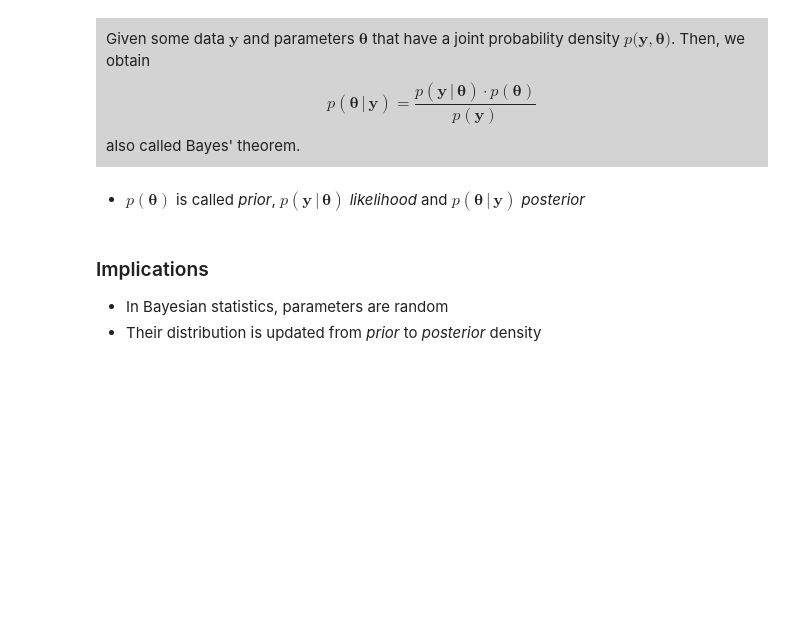
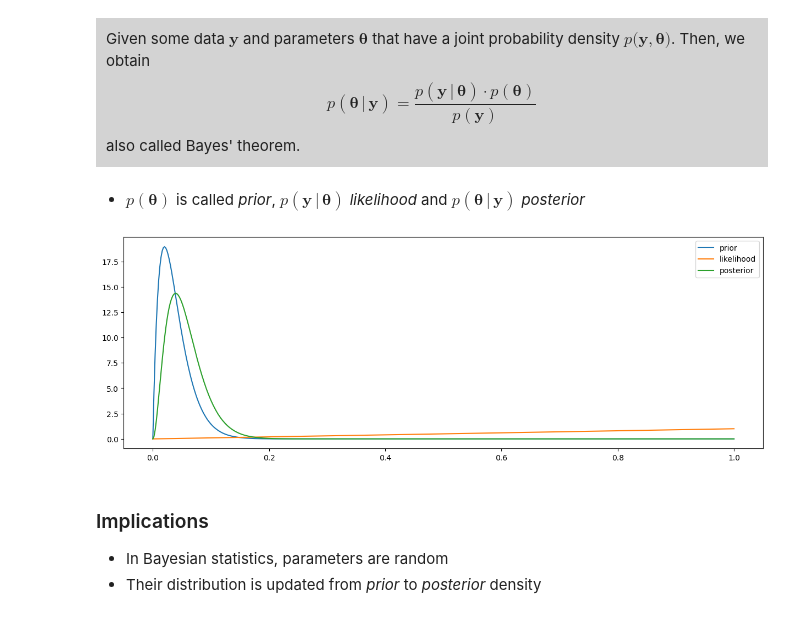
Before and after one commit to ANTS-ON/BayesianStats, a Jupyter notebook: script.ipynb, the cells around one changed output. Saved outputs shown, nothing was run; the diff lists cells and outputs as text; code cells hidden in the pictures; blank space fills up the shorter version.

```diff
--- a/script.ipynb
+++ b/script.ipynb
@@ -69,6 +71,18 @@ mm("""graph LR; A(( )) --A--> B(Sun Exploded); A --1-A--> C(Sun Not Exploded); B
 </div>
 # %% [markdown]
 - $p\left(\boldsymbol\theta\right)$ is called *prior*, $p\left(\mathbf{y} \, \big| \, \boldsymbol\theta\right)$ *likelihood* and $p\left(\boldsymbol\theta \, \big| \, \mathbf{y}\right)$ *posterior*
+# %%
+fig, ax = plt.subplots(1, 1, figsize=(15, 5))
+t = np.linspace(0, 1, num=500)
+alpha0, beta0, n = 2, 50, 1
+x = 1
+ax.plot(t, scipy.stats.beta.pdf(t, alpha0, beta0), label="prior")
+ax.plot(t, [scipy.stats.bernoulli.pmf(x, p) for p in t], label="likelihood")
+ax.plot(t, scipy.stats.beta.pdf(t, alpha0 + x, beta0 + n - x), label="posterior")
+ax.legend()
+plt.show()
+# %% [output]
+[figure, added]
 # %% [markdown]
 ### Implications
 
```
Also changed, not shown: parts of 7 cells of this notebook.
